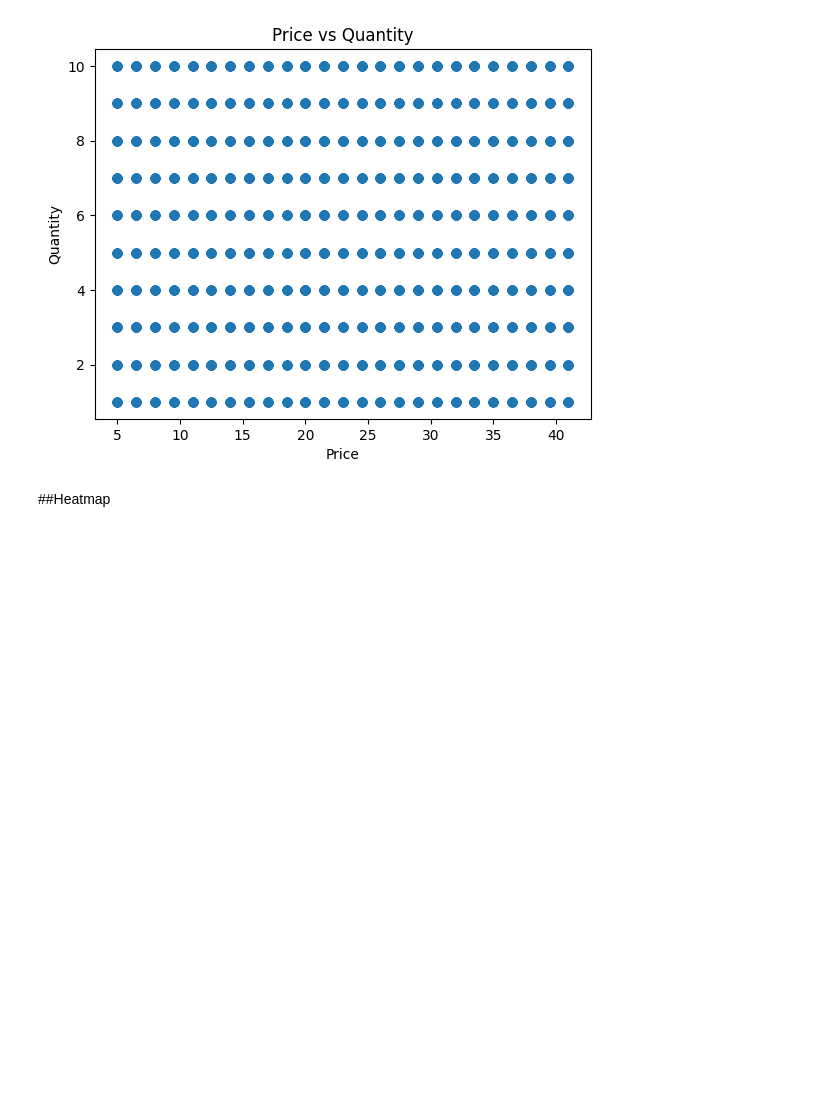
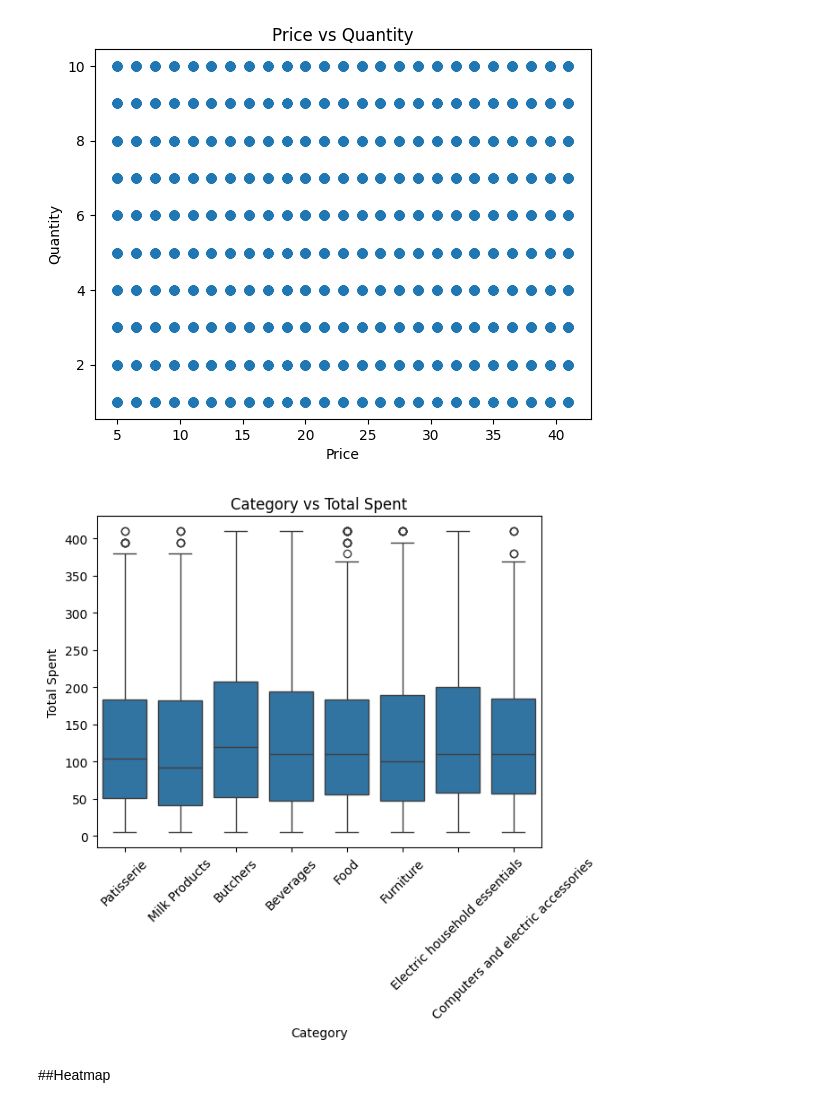
Before and after one commit to maybraniswe/Retail-Store-Sales-Analysis-and-Prediction, a Jupyter notebook: PDSE Project_Retail Store Sales Analysis and Prediction.ipynb, the cells around one changed output. Saved outputs shown, nothing was run; the diff lists cells and outputs as text; code cells hidden in the pictures; blank space fills up the shorter version.

```diff
--- a/PDSE Project_Retail Store Sales Analysis and Prediction.ipynb
+++ b/PDSE Project_Retail Store Sales Analysis and Prediction.ipynb
@@ -351,6 +351,13 @@ plt.title("Price vs Quantity")
 plt.show()
 # %% [output]
 [figure]
+# %%
+sns.boxplot(x='Category', y='Total Spent', data=df)
+plt.xticks(rotation=45)
+plt.title("Category vs Total Spent")
+plt.show()
+# %% [output]
+[figure, added]
 # %% [markdown]
 ##Heatmap
 # %%
```
Also changed, not shown: parts of 1 cell of this notebook.
